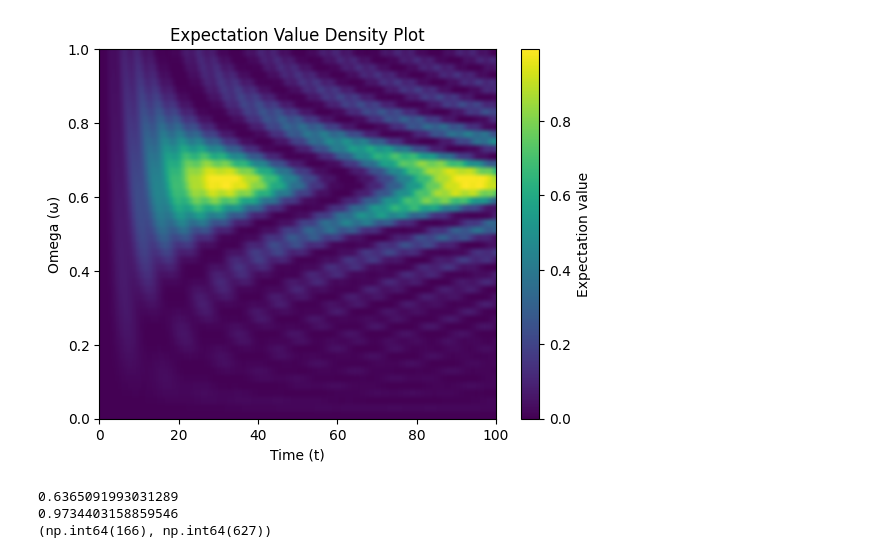
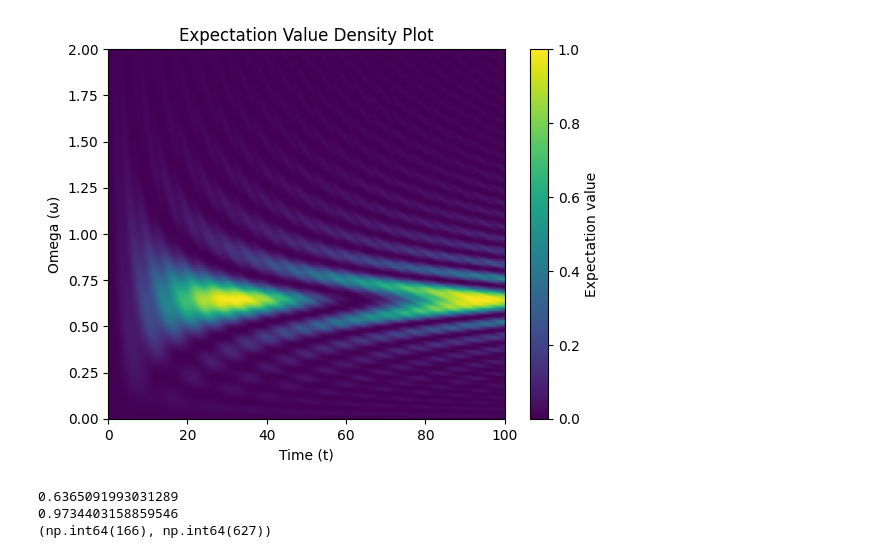
Before and after one commit to Idden/Quantum-Internship, a Jupyter notebook: Quantum_Batteries_Scars/betterPXP_Hamitonian.ipynb, the cells around one changed output. Drawn from its saved outputs; the diff is of its cells as text; code cells hidden in the pictures.

Commit message:
plots

```diff
--- a/Quantum_Batteries_Scars/betterPXP_Hamitonian.ipynb
+++ b/Quantum_Batteries_Scars/betterPXP_Hamitonian.ipynb
@@ -172,39 +172,39 @@ H1 = qt.Qobj(H1)
 # plot the expectation values of the sparse matrix throughout time with different omega
 band = eigenvalues[-1] - eigenvalues[0]
 
-wlist = np.linspace(0, 1, 50)
+wlist = np.linspace(0, 2, 250)
 tlist = np.linspace(0, 100, 300)
 expectationVals = []
 tempExpectation = []
 
 for omega in wlist:
 
     args = {"A": 0.1, "omega": omega}
     H = qt.QobjEvo([H0, [H1, coeff]], args=args) # create H using QobjEvo
     psi_t = qt.sesolve(H, eigenstates[0], tlist) # evolve the H through time
     tempExpectation = []
 
     for states in psi_t.states:
 
         val = states.dag() * H0 * states
         tempExpectation.append(val.real)
 
     expectationVals.append(tempExpectation)
 
 plt.imshow((np.array(expectationVals) - eigenvalues[0]) / band,
            extent=[tlist.min(), tlist.max(), wlist.min(), wlist.max()],
            origin='lower',
            aspect='auto',
-           cmap='viridis')
+           cmap='viridis', vmin=0, vmax=1)
 plt.colorbar(label="Expectation value")
 
 plt.xlabel("Time (t)")
 plt.ylabel("Omega (ω)")
 plt.title("Expectation Value Density Plot")
 plt.savefig("plots//expectDensityPlot.pdf")
 plt.show()
 # %% [output]
-[figure, old version]
+[figure, new version]
 # %%
 thearray = (np.array(expectationVals) - eigenvalues[0]) / band
 highest = np.max((np.array(expectationVals) - eigenvalues[0]) / band)
```
Also changed, not shown: 3 other files.
